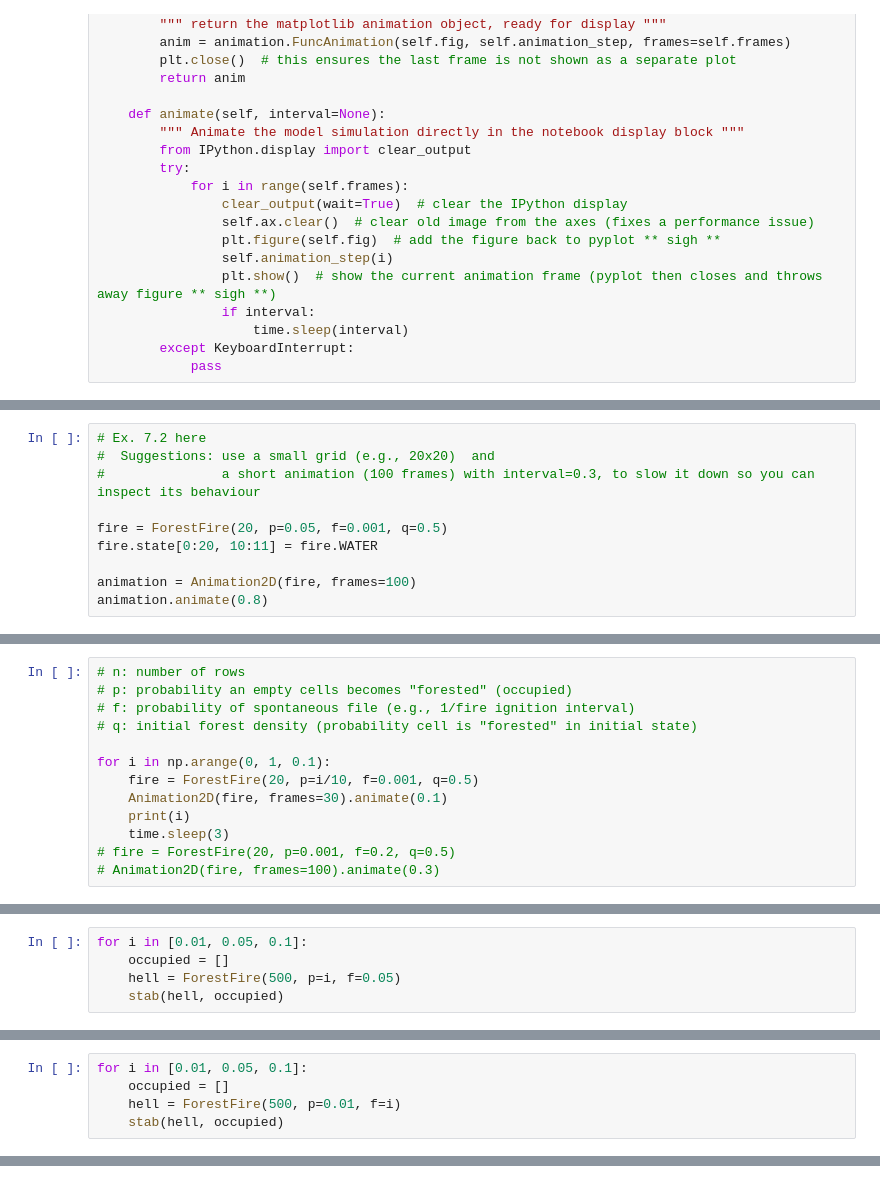
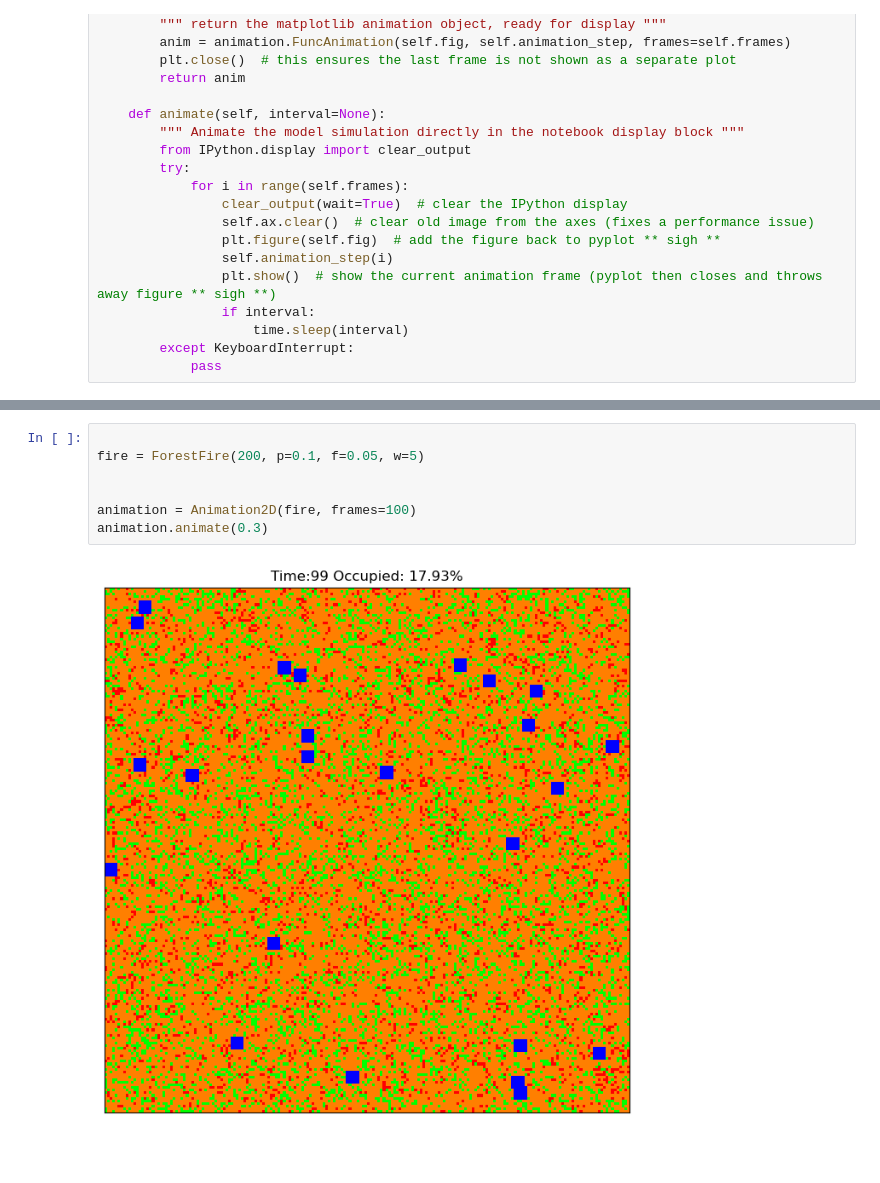
Before and after one commit to CounterCookie/cap-comp215, a Jupyter notebook: labs/project 2.ipynb, the cells around one changed output, grey strips where cells are left out. Drawn from its saved outputs; the diff is of its cells as text; blank space fills up the shorter version.

```diff
--- a/labs/project 2.ipynb
+++ b/labs/project 2.ipynb
@@ -252,10 +87,0 @@ array([[1, 1, 0, 1, 5, 1, 1, 1, 5, 1],
-# %%
-# Ex. 7.2 here
-#  Suggestions: use a small grid (e.g., 20x20)  and
-#               a short animation (100 frames) with interval=0.3, to slow it down so you can inspect its behaviour
-
-fire = ForestFire(20, p=0.05, f=0.001, q=0.5)
-fire.state[0:20, 10:11] = fire.WATER
-
-animation = Animation2D(fire, frames=100)
-animation.animate(0.8)
@@ -293,13 +87,0 @@ Explore the behaviour of the model we defined above.
-# %%
-# n: number of rows
-# p: probability an empty cells becomes "forested" (occupied)
-# f: probability of spontaneous file (e.g., 1/fire ignition interval)
-# q: initial forest density (probability cell is "forested" in initial state)
-
-for i in np.arange(0, 1, 0.1):
-    fire = ForestFire(20, p=i/10, f=0.001, q=0.5)
-    Animation2D(fire, frames=30).animate(0.1)
-    print(i)
-    time.sleep(3)
-# fire = ForestFire(20, p=0.001, f=0.2, q=0.5)
-# Animation2D(fire, frames=100).animate(0.3)
@@ -350,5 +87,0 @@ Fill in the table below with your experimental results:
-# %%
-for i in [0.01, 0.05, 0.1]:
-    occupied = []
-    hell = ForestFire(500, p=i, f=0.05)
-    stab(hell, occupied)
@@ -362,5 +87,0 @@ for i in [0.01, 0.05, 0.1]:
-# %%
-for i in [0.01, 0.05, 0.1]:
-    occupied = []
-    hell = ForestFire(500, p=0.01, f=i)
-    stab(hell, occupied)
@@ -433,0 +273,9 @@ What does that tell you about the number of "attractors" in this system?
+# %%
+
+fire = ForestFire(200, p=0.1, f=0.05, w=5)
+
+
+animation = Animation2D(fire, frames=100)
+animation.animate(0.3)
+# %% [output]
+[figure, added]
```
Also changed, not shown: parts of 50 cells of this notebook.
